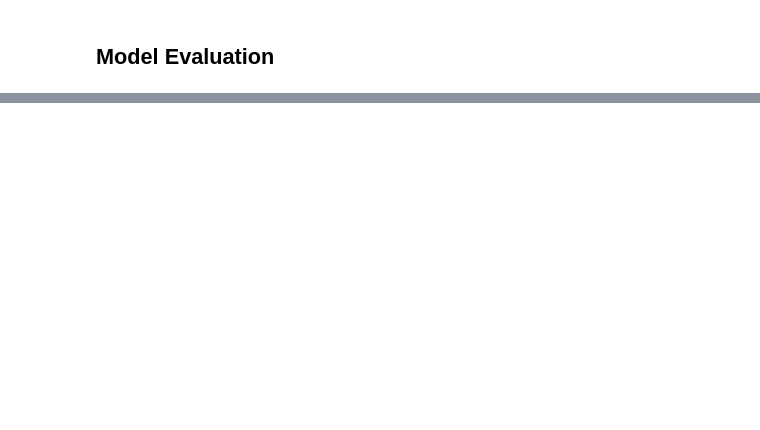
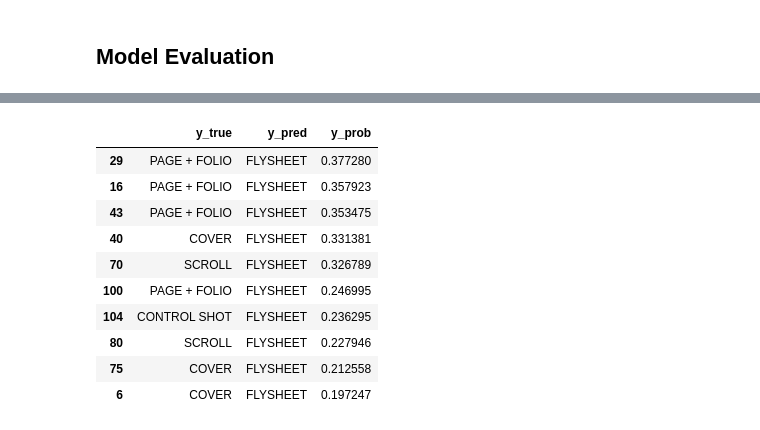
Before and after one commit to davanstrien/flyswot-gym, a Jupyter notebook: 00_core.ipynb, the cells around one changed output, grey strips where cells are left out. Saved outputs shown, nothing was run; the diff lists cells and outputs as text; code cells hidden in the pictures; blank space fills up the shorter version.

```diff
--- a/00_core.ipynb
+++ b/00_core.ipynb
@@ -399,0 +618,14 @@ trainer.push_to_hub()
+# %%
+df[df['y_pred']=='FLYSHEET'].sort_values('y_prob',ascending=False)
+# %% [output]
+|  | y_true | y_pred | y_prob |
+| 29 | PAGE + FOLIO | FLYSHEET | 0.377280 |
+| 16 | PAGE + FOLIO | FLYSHEET | 0.357923 |
+| 43 | PAGE + FOLIO | FLYSHEET | 0.353475 |
+| 40 | COVER | FLYSHEET | 0.331381 |
+| 70 | SCROLL | FLYSHEET | 0.326789 |
+| 100 | PAGE + FOLIO | FLYSHEET | 0.246995 |
+| 104 | CONTROL SHOT | FLYSHEET | 0.236295 |
+| 80 | SCROLL | FLYSHEET | 0.227946 |
+| 75 | COVER | FLYSHEET | 0.212558 |
+| 6 | COVER | FLYSHEET | 0.197247 |
```
Also changed, not shown: parts of 31 cells of this notebook, 1 other file.
